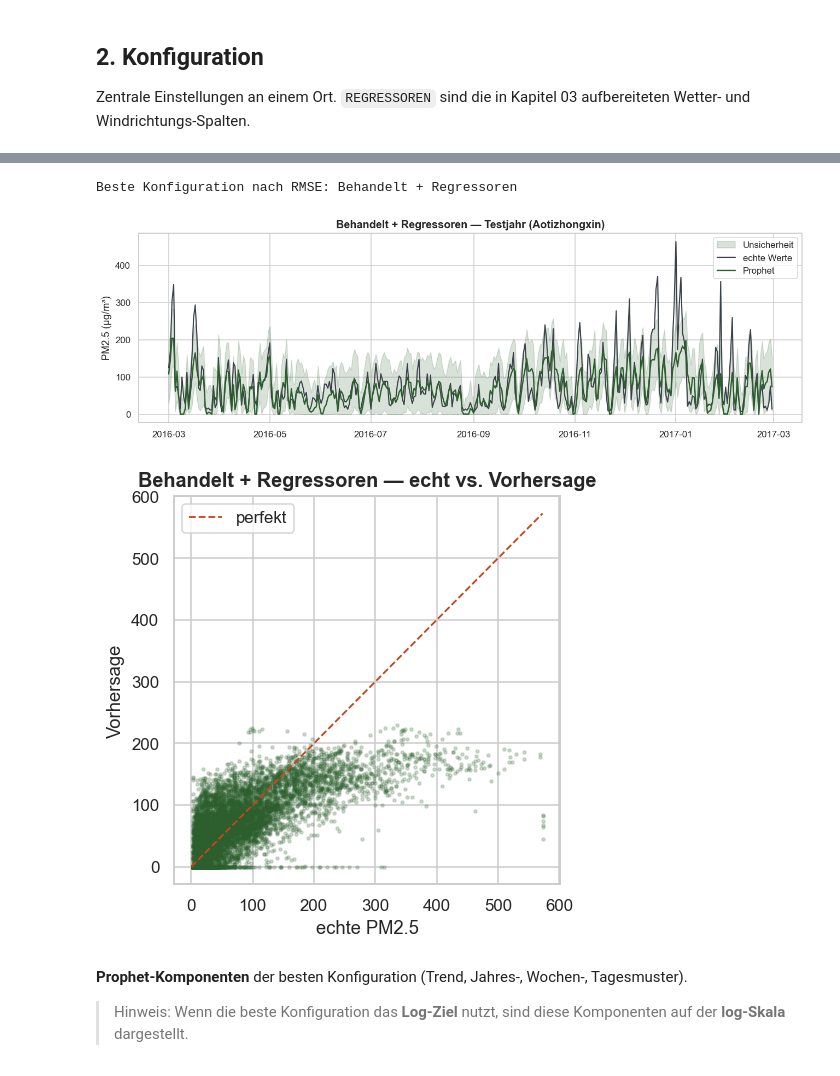
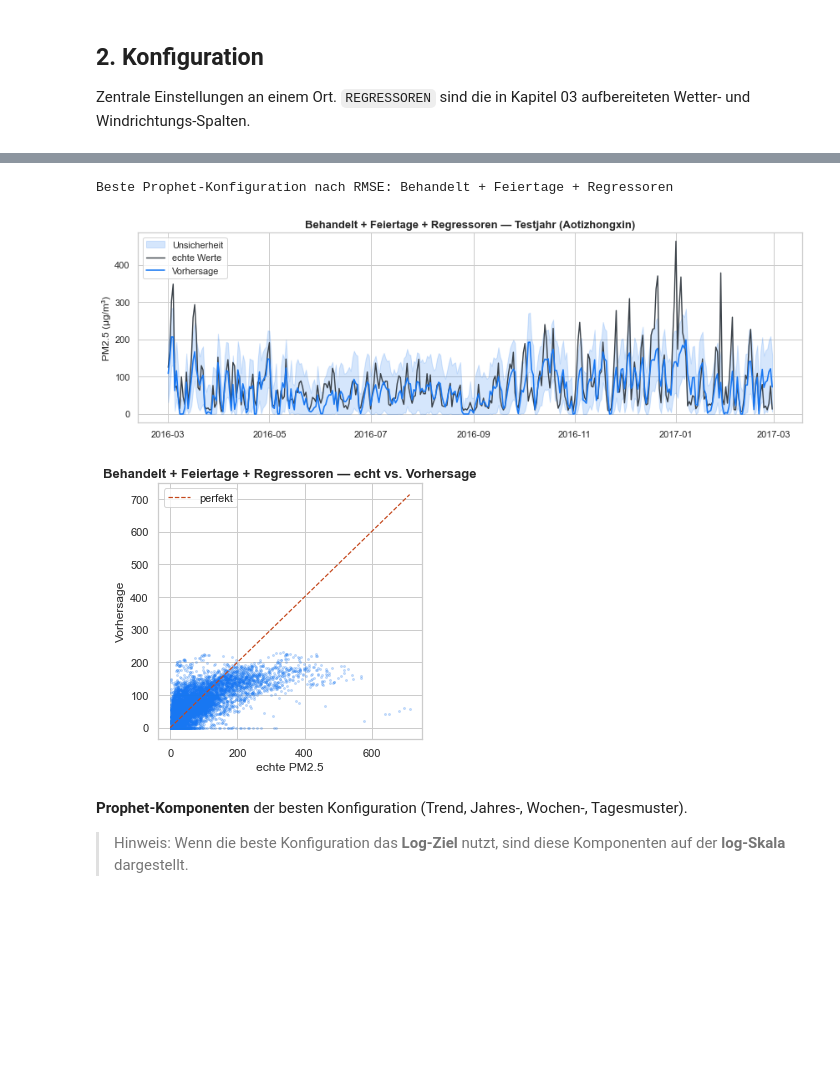
Before and after one commit to KaiSteffen/Business-Prognosis, a Jupyter notebook: Capstone Projekt/notebooks/03_Modellierung_Prophet_Beijing.ipynb, the cells around one changed output, grey strips where cells are left out. Cells and saved outputs as stored; diff of their text form; code cells hidden in the pictures; blank space fills up the shorter version.

```diff
--- a/Capstone Projekt/notebooks/03_Modellierung_Prophet_Beijing.ipynb
+++ b/Capstone Projekt/notebooks/03_Modellierung_Prophet_Beijing.ipynb
@@ -166,30 +146,17 @@ def fit_predict(train, test, regressoren=None, log=False, feiertage=None):
 # %%
-def plot_forecast(out, titel, farbe=TEAL, tage=1):
-
+def plot_forecast(out, titel, farbe=FBBLAU, tage=1):
     g = out.set_index("ds").resample(f"{tage}D").mean()
-
     plt.figure(figsize=(12, 4))
-
     plt.fill_between(g.index, g["yhat_lower"], g["yhat_upper"], color=farbe, alpha=0.18, label="Unsicherheit")
-
     plt.plot(g.index, g["y"], color=SLATE, lw=1.4, label="echte Werte")
-
-    plt.plot(g.index, g["yhat"], color=farbe, lw=1.6, label="Prophet")
-
-    plt.ylabel("PM2.5 (µg/m³)"); plt.title(titel); plt.legend(loc="upper right"); plt.tight_layout(); plt.show()
+    plt.plot(g.index, g["yhat"], color=farbe, lw=1.6, label="Vorhersage")
+    plt.ylabel("PM2.5 (µg/m³)"); plt.title(titel); plt.legend(loc="best"); plt.tight_layout(); plt.show()
 
 
-
-def plot_scatter(out, titel, farbe=TEAL):
-
+def plot_scatter(out, titel, farbe=FBBLAU):
     plt.figure(figsize=(4.6, 4.6))
-
     plt.scatter(out["y"], out["yhat"], s=4, alpha=0.2, color=farbe)
-
     lim = max(out["y"].max(), out["yhat"].max())
-
     plt.plot([0, lim], [0, lim], color=RUST, lw=1.2, ls="--", label="perfekt")
-
-    plt.xlabel("echte PM2.5"); plt.ylabel("Vorhersage"); plt.title(titel); plt.legend()
-
+    plt.xlabel("echte PM2.5"); plt.ylabel("Vorhersage"); plt.title(titel); plt.legend(loc="best")
     plt.tight_layout(); plt.show()
@@ -294,15 +384,14 @@ plt.tight_layout(); plt.show()
 # %%
-bestname = metriken.sort_values("RMSE").iloc[0]["Konfiguration"]
-
-print("Beste Konfiguration nach RMSE:", bestname)
-
-plot_forecast(ergebnisse[bestname], f"{bestname} — Testjahr ({STATION})", farbe=MOSS)
-
-plot_scatter(ergebnisse[bestname], f"{bestname} — echt vs. Vorhersage", farbe=MOSS)
+baseline_namen = ["Seasonal Naive (Baseline)", "Seasonal Naive (Vorjahr)"]
+prophet_only = metriken[~metriken["Konfiguration"].isin(baseline_namen)]
+bestname = prophet_only.sort_values("RMSE").iloc[0]["Konfiguration"]
+print("Beste Prophet-Konfiguration nach RMSE:", bestname)
+plot_forecast(ergebnisse[bestname], f"{bestname} — Testjahr ({STATION})")
+plot_scatter(ergebnisse[bestname], f"{bestname} — echt vs. Vorhersage")
 # %% [output]
-Beste Konfiguration nach RMSE: Behandelt + Regressoren
+Beste Prophet-Konfiguration nach RMSE: Behandelt + Feiertage + Regressoren
-[figure, old version]
+[figure, new version]
-[figure, old version]
+[figure, new version]
 # %% [markdown]
 **Prophet-Komponenten** der besten Konfiguration (Trend, Jahres-, Wochen-, Tagesmuster).
 
```
Also changed, not shown: parts of 54 cells of this notebook, 18 other files.
